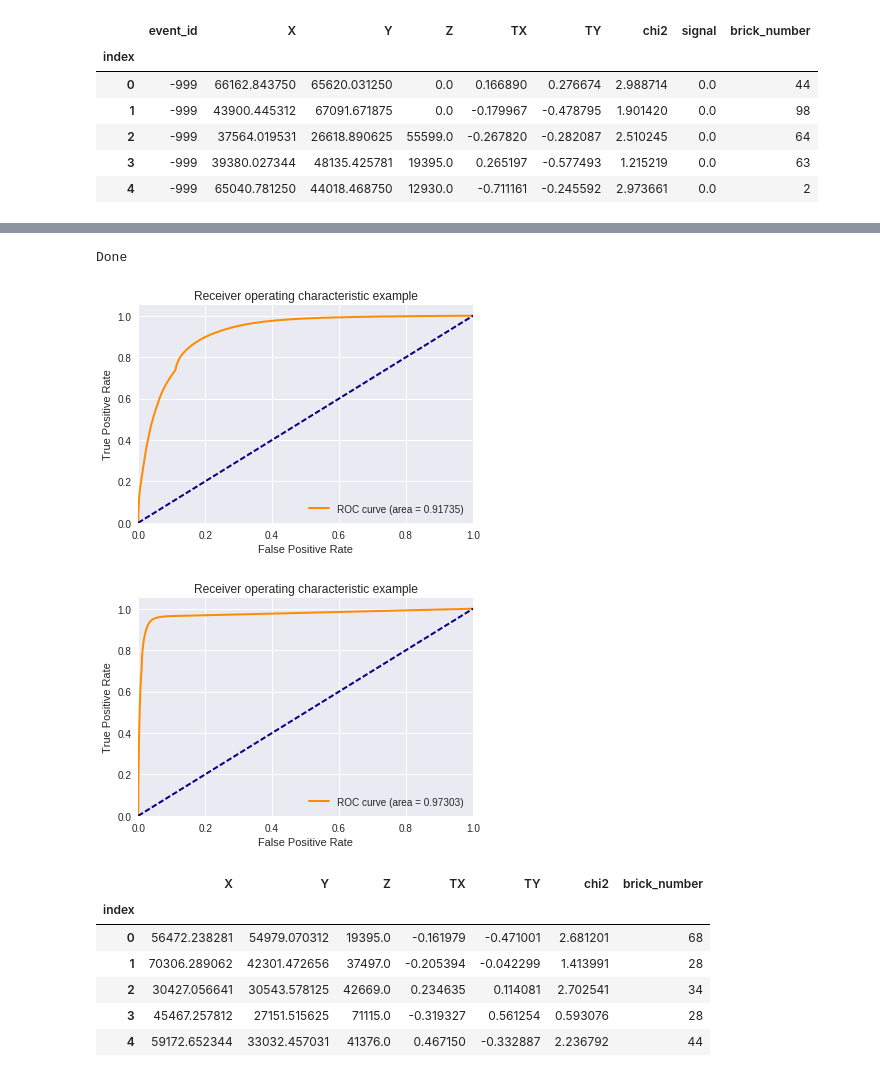
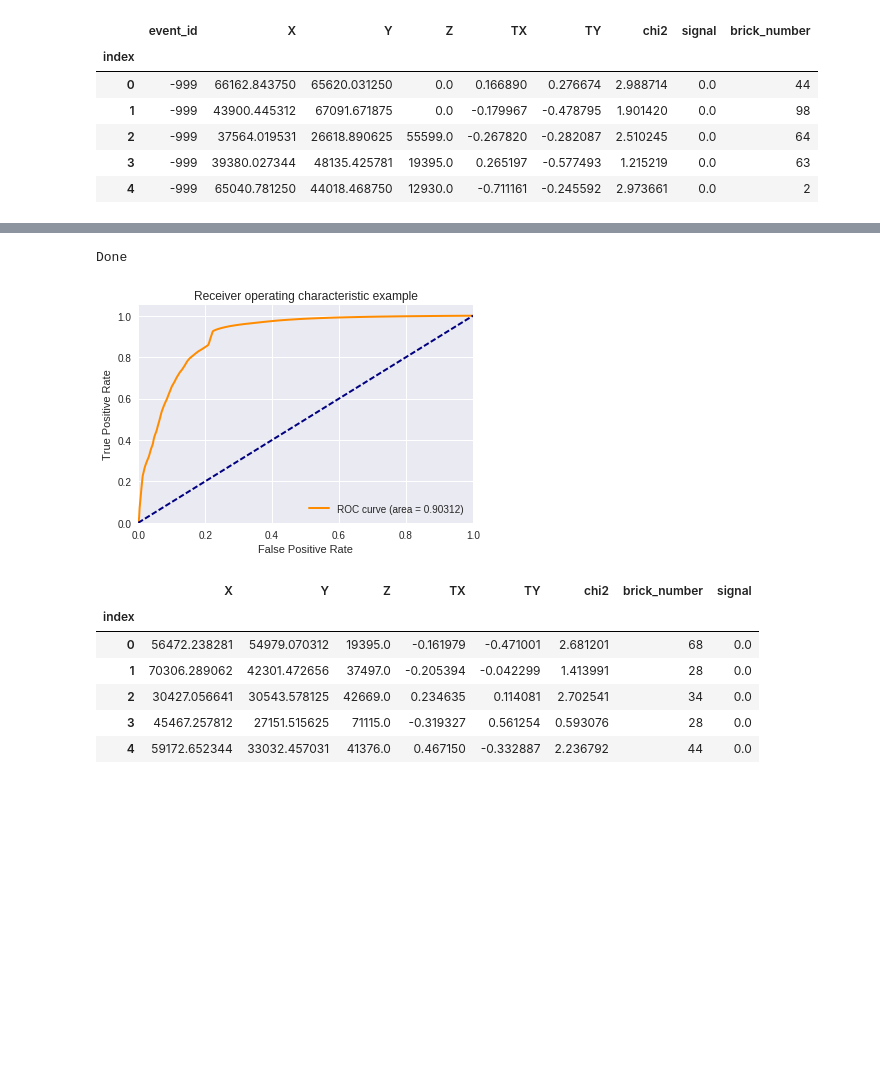
Before and after one commit to PhySci/darkMatter, a Jupyter notebook: first.ipynb, the cells around one changed output, grey strips where cells are left out. Cells and saved outputs as stored; diff of their text form; code cells hidden in the pictures; blank space fills up the shorter version.

```diff
--- a/first.ipynb
+++ b/first.ipynb
@@ -53,7 +53,7 @@ def getTracks(layer0,layer1,dtxy,dz):
 
         if subSet.shape[0] > 0:
             #print subSet
-            r = np.sqrt(np.power(subSet[:,1]-x0,2)+np.power(subSet[:,2]-y0,2))
+            r = np.power(subSet[:,1]-x0,2)+np.power(subSet[:,2]-y0,2)
             da = subSet[:,3]-newTX
             db = subSet[:,4]-newTY
             subSet = np.hstack((subSet,np.expand_dims(r,1),np.expand_dims(da,1),np.expand_dims(db,1),track[0]*np.ones([db.shape[0],1])))
@@ -110,47 +106,46 @@ sns.violinplot(y="r", x = "signal", data=fdf, split=True);
 # %%
 fdf = getSet(train,0.3)
 
 clf = GaussianNB()
 
 X = fdf.loc[:,['X','Y','TX','TY','r','da','db']]
 Y = fdf.signal
 clf.fit(X,Y)
 pred = clf.predict_proba(X)
 fpr, tpr, thresholds = metrics.roc_curve(Y, pred[:,1], pos_label=1)
 roc_auc = metrics.auc(fpr, tpr)
 
 plt.figure()
 lw = 2
 plt.plot(fpr, tpr, color='darkorange', lw=lw, label='ROC curve (area = %0.5f)' % roc_auc)
 plt.plot([0, 1], [0, 1], color='navy', lw=lw, linestyle='--')
 plt.xlim([0.0, 1.0])
 plt.ylim([0.0, 1.05])
 plt.xlabel('False Positive Rate')
 plt.ylabel('True Positive Rate')
 plt.title('Receiver operating characteristic example')
 plt.legend(loc="lower right")
 plt.show()
 
-predDf = pd.DataFrame(pred[:,1],columns=['prob'],index=fdf.index)
+#predDf = pd.DataFrame(pred[:,1],columns=['prob'],index=fdf.index)
+#
+#train2 = train.merge(predDf,left_index=True,right_index=True,how='left')
+#train2.prob.fillna(0.0,inplace=True)
+#
+#fpr, tpr, thresholds = metrics.roc_curve(train2.signal, train2.prob, pos_label=1)
+#roc_auc = metrics.auc(fpr, tpr)
 
-train2 = train.merge(predDf,left_index=True,right_index=True,how='left')
-train2.prob.fillna(0.0,inplace=True)
-
-fpr, tpr, thresholds = metrics.roc_curve(train2.signal, train2.prob, pos_label=1)
-roc_auc = metrics.auc(fpr, tpr)
-
-plt.figure()
-lw = 2
-plt.plot(fpr, tpr, color='darkorange', lw=lw, label='ROC curve (area = %0.5f)' % roc_auc)
-plt.plot([0, 1], [0, 1], color='navy', lw=lw, linestyle='--')
-plt.xlim([0.0, 1.0])
-plt.ylim([0.0, 1.05])
-plt.xlabel('False Positive Rate')
-plt.ylabel('True Positive Rate')
-plt.title('Receiver operating characteristic example')
-plt.legend(loc="lower right")
-plt.show()
+#plt.figure()
+#lw = 2
+#plt.plot(fpr, tpr, color='darkorange', lw=lw, label='ROC curve (area = %0.5f)' % roc_auc)
+#plt.plot([0, 1], [0, 1], color='navy', lw=lw, linestyle='--')
+#plt.xlim([0.0, 1.0])
+#plt.ylim([0.0, 1.05])
+#plt.xlabel('False Positive Rate')
+#plt.ylabel('True Positive Rate')
+#plt.title('Receiver operating characteristic example')
+#plt.legend(loc="lower right")
+#plt.show()
 # %% [output]
 Done
-[figure, old version]
+[figure, new version]
-[figure, removed]
@@ -160,11 +152,12 @@ train2 = []
 # %%
 test = pd.read_csv('./data/test.csv',index_col='index')
+test = test.assign(signal = 0.0)
 test.head()
 # %% [output]
-|  | X | Y | Z | TX | TY | chi2 | brick_number |
-| index |  |  |  |  |  |  |  |
-| 0 | 56472.238281 | 54979.070312 | 19395.0 | -0.161979 | -0.471001 | 2.681201 | 68 |
-| 1 | 70306.289062 | 42301.472656 | 37497.0 | -0.205394 | -0.042299 | 1.413991 | 28 |
-| 2 | 30427.056641 | 30543.578125 | 42669.0 | 0.234635 | 0.114081 | 2.702541 | 34 |
-| 3 | 45467.257812 | 27151.515625 | 71115.0 | -0.319327 | 0.561254 | 0.593076 | 28 |
-| 4 | 59172.652344 | 33032.457031 | 41376.0 | 0.467150 | -0.332887 | 2.236792 | 44 |
+|  | X | Y | Z | TX | TY | chi2 | brick_number | signal |
+| index |  |  |  |  |  |  |  |  |
+| 0 | 56472.238281 | 54979.070312 | 19395.0 | -0.161979 | -0.471001 | 2.681201 | 68 | 0.0 |
+| 1 | 70306.289062 | 42301.472656 | 37497.0 | -0.205394 | -0.042299 | 1.413991 | 28 | 0.0 |
+| 2 | 30427.056641 | 30543.578125 | 42669.0 | 0.234635 | 0.114081 | 2.702541 | 34 | 0.0 |
+| 3 | 45467.257812 | 27151.515625 | 71115.0 | -0.319327 | 0.561254 | 0.593076 | 28 | 0.0 |
+| 4 | 59172.652344 | 33032.457031 | 41376.0 | 0.467150 | -0.332887 | 2.236792 | 44 | 0.0 |
```
Also changed, not shown: parts of 7 cells of this notebook.
